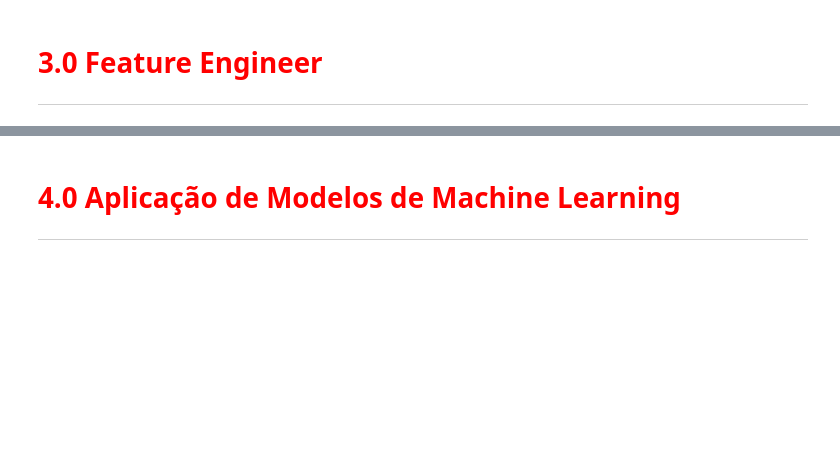
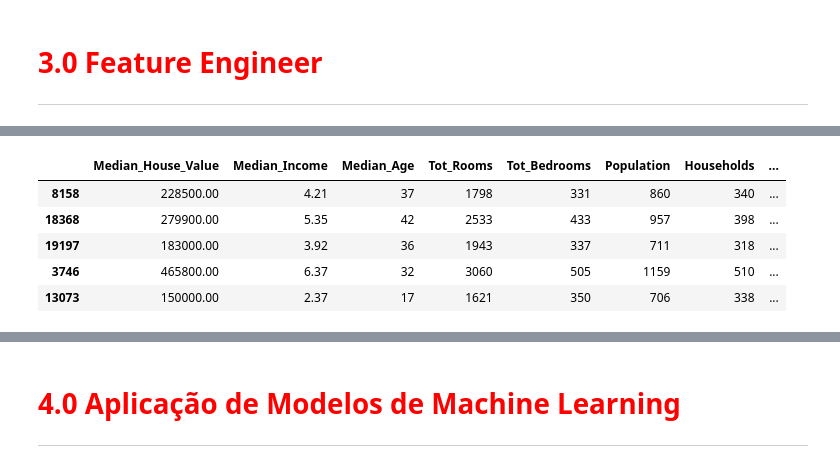
Before and after one commit to leonardovargas10/Modelo_Previsao_Preco_Imoveis, a Jupyter notebook: Modelo_Previsao_Preco_Imoveis.ipynb, the cells around one changed output, grey strips where cells are left out. Saved outputs shown, nothing was run; the diff lists cells and outputs as text; code cells hidden in the pictures; blank space fills up the shorter version.

```diff
--- a/Modelo_Previsao_Preco_Imoveis.ipynb
+++ b/Modelo_Previsao_Preco_Imoveis.ipynb
@@ -857,0 +1150,6 @@ plota_boxplot(['Distance_to_LA','Distance_to_SanDiego','Distance_to_SanJose','Di
+# %%
+df_train = separa_treino_teste('Median_House_Value', df, 0.25)[0]
+df_test = separa_treino_teste('Median_House_Value', df, 0.25)[1]
+
+print(f'Dados de Treino: {df_train.shape}')
+print(f'Dados de Teste: {df_test.shape}')
@@ -857,0 +1163,17 @@ plota_boxplot(['Distance_to_LA','Distance_to_SanDiego','Distance_to_SanJose','Di
+# %%
+df_train['Min_Distance'] = df_train[['Distance_to_LA', 'Distance_to_SanDiego', 'Distance_to_SanJose', 'Distance_to_SanFrancisco']].min(axis=1)
+df_train['Cluster_Distance'] = (
+    np.where(df_train["Min_Distance"] == df_train["Distance_to_LA"], 'LA',
+    np.where(df_train["Min_Distance"] == df_train["Distance_to_SanDiego"], 'SanDiego',
+    np.where(df_train["Min_Distance"] == df_train["Distance_to_SanJose"], 'SanJose',
+    np.where(df_train["Min_Distance"] == df_train["Distance_to_SanFrancisco"], 'SanFrancisco', 'Other'
+ )))))
+df_train.drop('Min_Distance', axis = 1, inplace = True)
+df_train.head()
+# %% [output]
+|  | Median_House_Value | Median_Income | Median_Age | Tot_Rooms | Tot_Bedrooms | Population | Households | ... |
+| 8158 | 228500.00 | 4.21 | 37 | 1798 | 331 | 860 | 340 | ... |
+| 18368 | 279900.00 | 5.35 | 42 | 2533 | 433 | 957 | 398 | ... |
+| 19197 | 183000.00 | 3.92 | 36 | 1943 | 337 | 711 | 318 | ... |
+| 3746 | 465800.00 | 6.37 | 32 | 3060 | 505 | 1159 | 510 | ... |
+| 13073 | 150000.00 | 2.37 | 17 | 1621 | 350 | 706 | 338 | ... |
```
Also changed, not shown: parts of 34 cells of this notebook.
